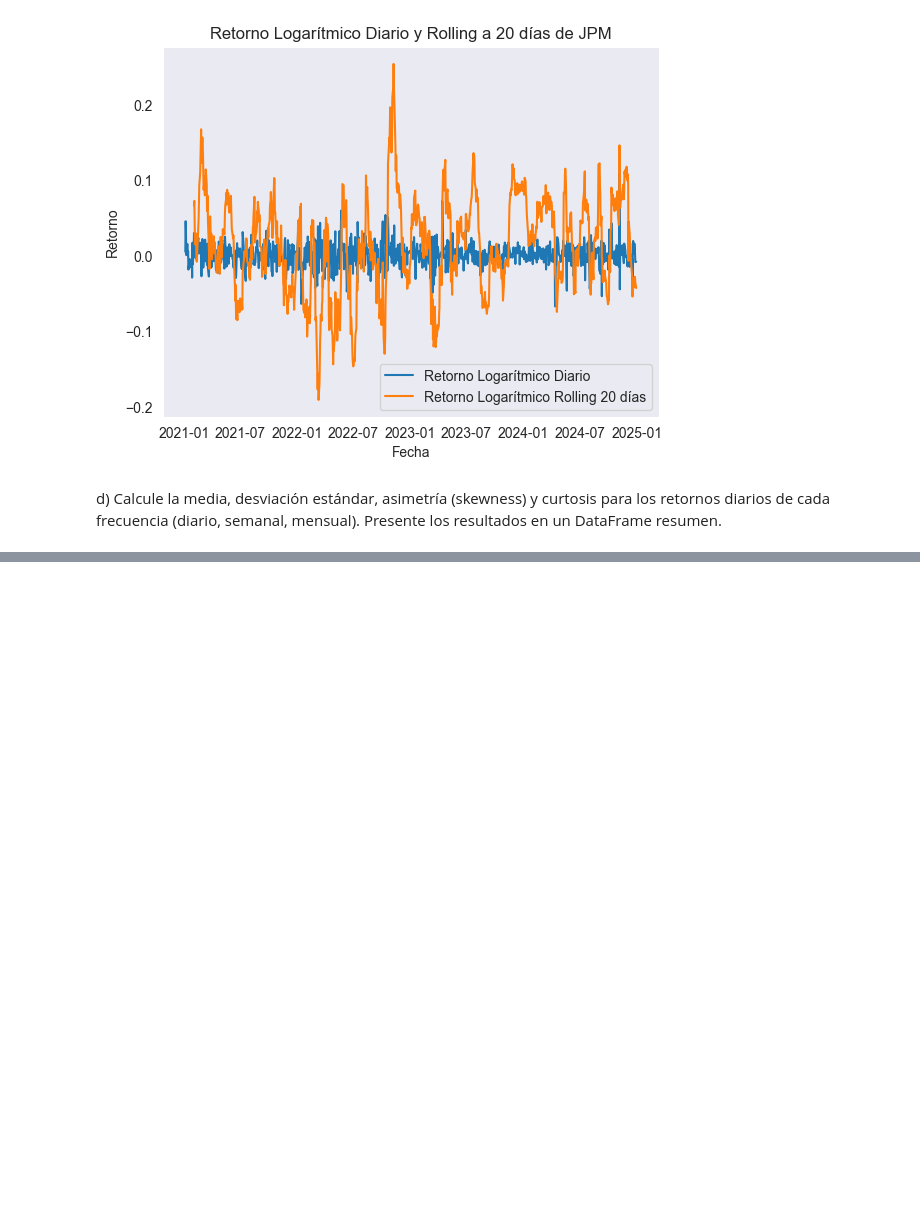
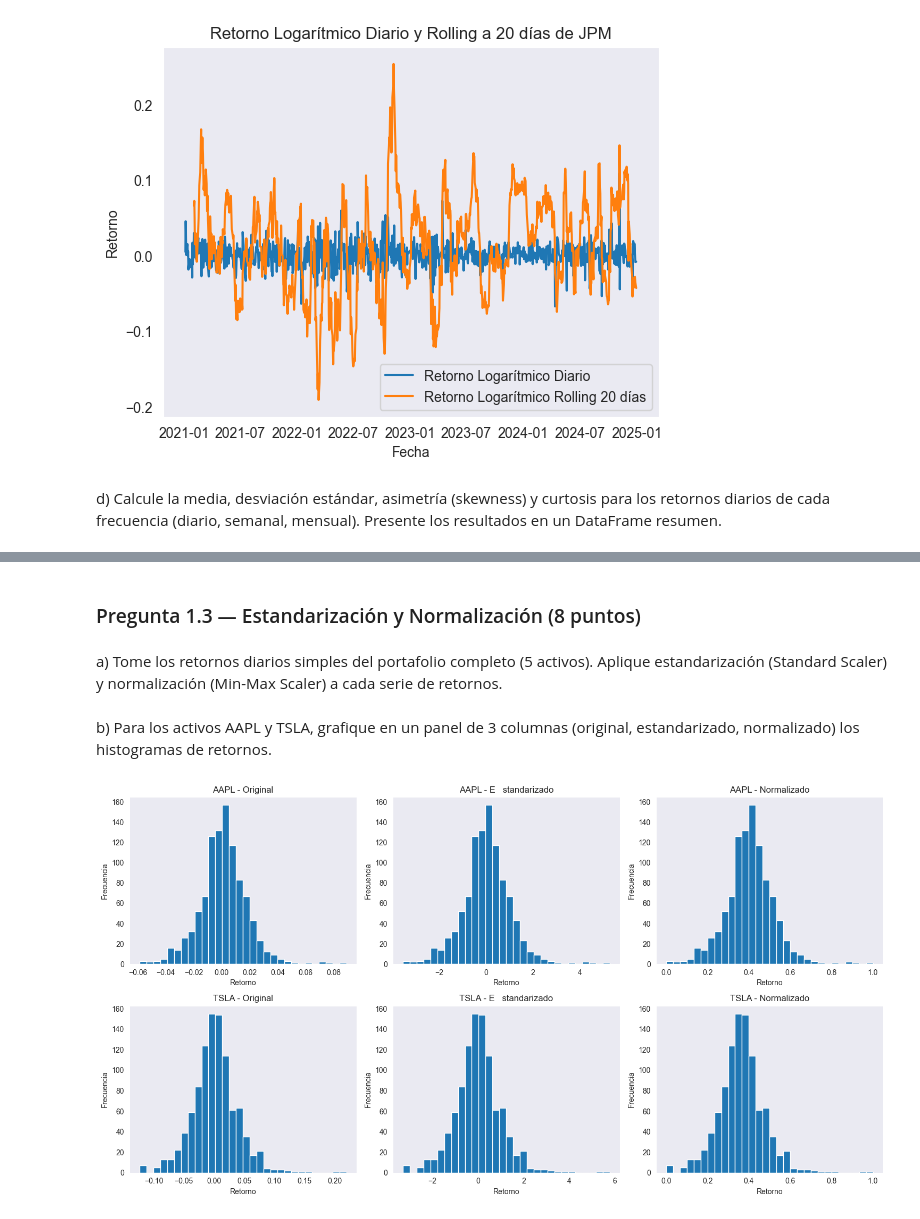
Before and after one commit to Felipe-Lopez-Vergara/ds_finance_-Lopez-, a Jupyter notebook: notebooks/HW_Sesion_2.ipynb, the cells around one changed output, grey strips where cells are left out. Drawn from its saved outputs; the diff is of its cells as text; code cells hidden in the pictures; blank space fills up the shorter version.

Commit message:
feat: desarrollo de preguntas hasta la 2.2

```diff
--- a/notebooks/HW_Sesion_2.ipynb
+++ b/notebooks/HW_Sesion_2.ipynb
@@ -176,0 +177,4 @@ Asimetría                          0.104842                    -0.098797
+# %% [markdown]
+### Pregunta 1.3 — Estandarización y Normalización (8 puntos)
+# %% [markdown]
+a) Tome los retornos diarios simples del portafolio completo (5 activos). Aplique estandarización (Standard Scaler) y normalización (Min-Max Scaler) a cada serie de retornos.
@@ -176,0 +189,42 @@ Asimetría                          0.104842                    -0.098797
+# %% [markdown]
+b) Para los activos AAPL y TSLA, grafique en un panel de 3 columnas (original, estandarizado, normalizado) los histogramas de retornos.
+# %%
+# Gráficos Retornos diarios, normalizados y estandarizados de AAPL y TSLA
+
+# Seleccionar activos
+acciones = retornos_simple[['AAPL', 'TSLA']].dropna()
+
+# Estandarización
+scaler_std = StandardScaler()
+df_std = pd.DataFrame(
+    scaler_std.fit_transform(acciones),
+    columns=acciones.columns,
+    index=acciones.index
+)
+
+# Normalización
+scaler_norm = MinMaxScaler()
+df_norm = pd.DataFrame(
+    scaler_norm.fit_transform(acciones),
+    columns=acciones.columns,
+    index=acciones.index
+)
+
+# Crear gráficos de histogramas para cada acción y cada tipo de retorno
+fig, axes = plt.subplots(2, 3, figsize=(15, 8))
+
+activos = ['AAPL', 'TSLA']
+datasets = [acciones, df_std, df_norm]
+titulos = ['Original', 'E   standarizado', 'Normalizado']
+
+for i, activo in enumerate(activos):
+    for j, (data, titulo) in enumerate(zip(datasets, titulos)):
+        axes[i, j].hist(data[activo], bins=30)
+        axes[i, j].set_title(f'{activo} - {titulo}')
+        axes[i, j].set_xlabel('Retorno')
+        axes[i, j].set_ylabel('Frecuencia')
+
+plt.tight_layout()
+plt.show()
+# %% [output]
+[figure, added]
```
Also changed, not shown: parts of 25 cells of this notebook.
